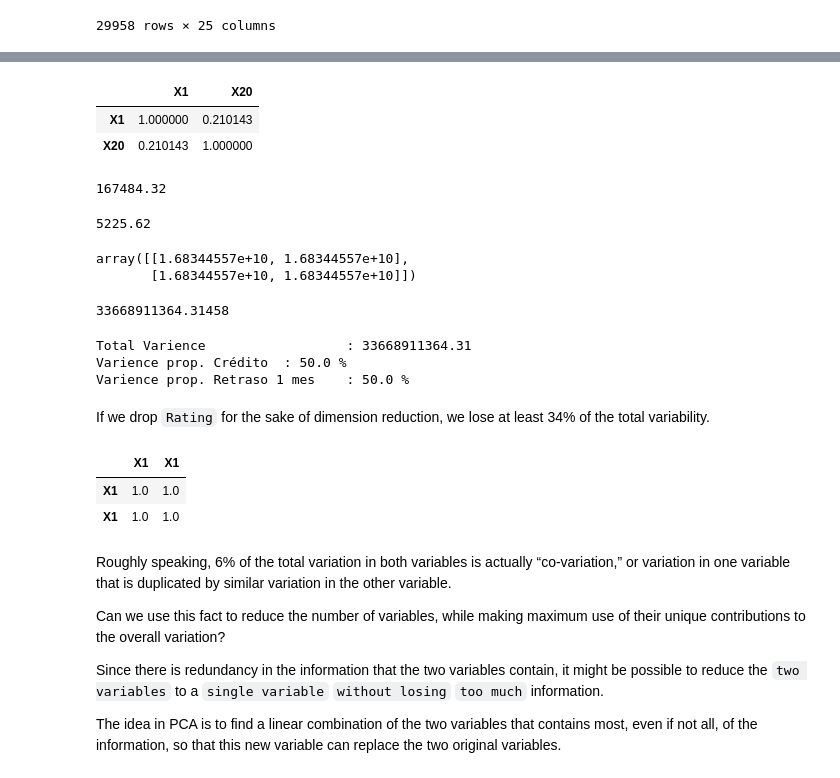
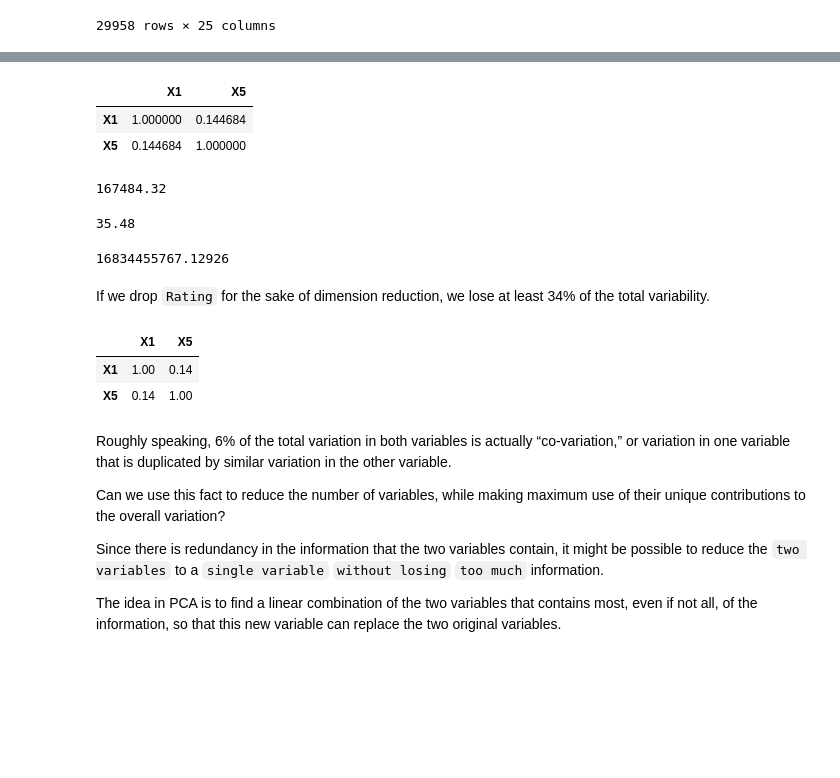
Before and after one commit to PosgradoMNA/actividades-del-projecto-cad_equipo_18, a Jupyter notebook: Semana_4_Actividad_1_Equipo_18_PCA.ipynb, the cells around one changed output, grey strips where cells are left out. Saved outputs shown, nothing was run; the diff lists cells and outputs as text; code cells hidden in the pictures; blank space fills up the shorter version.

```diff
--- a/Semana_4_Actividad_1_Equipo_18_PCA.ipynb
+++ b/Semana_4_Actividad_1_Equipo_18_PCA.ipynb
@@ -187,9 +256,9 @@ We focus first on two variables: `edad` and consumer `pago`:
 # %%
-ncredit_df = df[['X1', 'X20']]
-ncredit_df.corr()
-# X1: edad X2: monto pagado
+std_df = df[['X1', 'X5']]
+std_df.corr()
+# X1: Crédito otorgado X2: edad
 # %% [output]
-|  | X1 | X20 |
-| X1 | 1.000000 | 0.210143 |
-| X20 | 0.210143 | 1.000000 |
+|  | X1 | X5 |
+| X1 | 1.000000 | 0.144684 |
+| X5 | 0.144684 | 1.000000 |
 # %%
@@ -197,18 +266,12 @@ df.X1.mean().round(2)
 # %% [output]
 167484.32
 # %%
-df.X20.mean().round(2)
+std_df.X5.mean().round(2)
 # %% [output]
-5225.62
+35.48
-# %%
-Varience = np.cov([df.X1, df.X1])
-Varience
-# %% [output]
-array([[1.68344557e+10, 1.68344557e+10],
-       [1.68344557e+10, 1.68344557e+10]])
 # %%
-ndf = df[['X1','X1']]
-ndf.var().sum()
+std_df = df[['X1','X5']]
+std_df.var().sum()
 # %% [output]
-33668911364.31458
+16834455767.12926
 # %%
@@ -216,21 +279,13 @@ t= ndf.var().sum()
 varC =Varience[0][0]
 varR = Varience[1][1]
-# %%
-print('Total Varience \t\t\t:', t.round(2) )
-print('Varience prop. Crédito \t:', ((varC/t)*100).round(2),'%' )
-print('Varience prop. Retraso 1 mes \t:', ((varR/t)*100).round(2),'%' )
-# %% [output]
-Total Varience                  : 33668911364.31
-Varience prop. Crédito  : 50.0 %
-Varience prop. Retraso 1 mes    : 50.0 %
 # %% [markdown]
 If we drop `Rating` for the sake of dimension reduction, we lose at least 34% of the total variability.
 # %%
-ndf.corr().round(2)
+std_df.corr().round(2)
 # %% [output]
-|  | X1 | X1 |
-| X1 | 1.0 | 1.0 |
-| X1 | 1.0 | 1.0 |
+|  | X1 | X5 |
+| X1 | 1.00 | 0.14 |
+| X5 | 0.14 | 1.00 |
 # %% [markdown]
 Roughly speaking, 6% of the total variation in both variables is actually “co-variation,” or variation in one variable that is duplicated by similar variation in the other variable.
 
```
Also changed, not shown: parts of 27 cells of this notebook.
